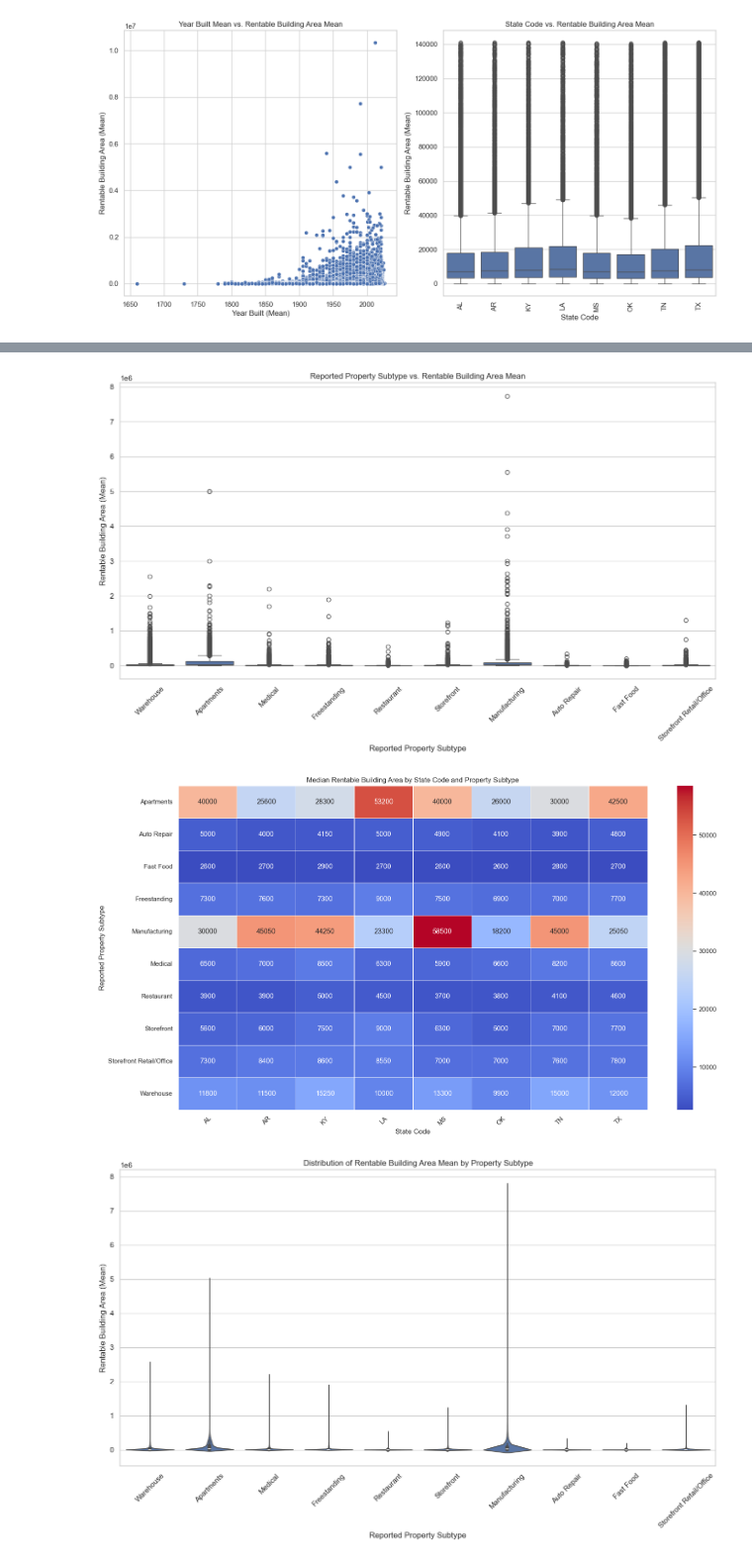
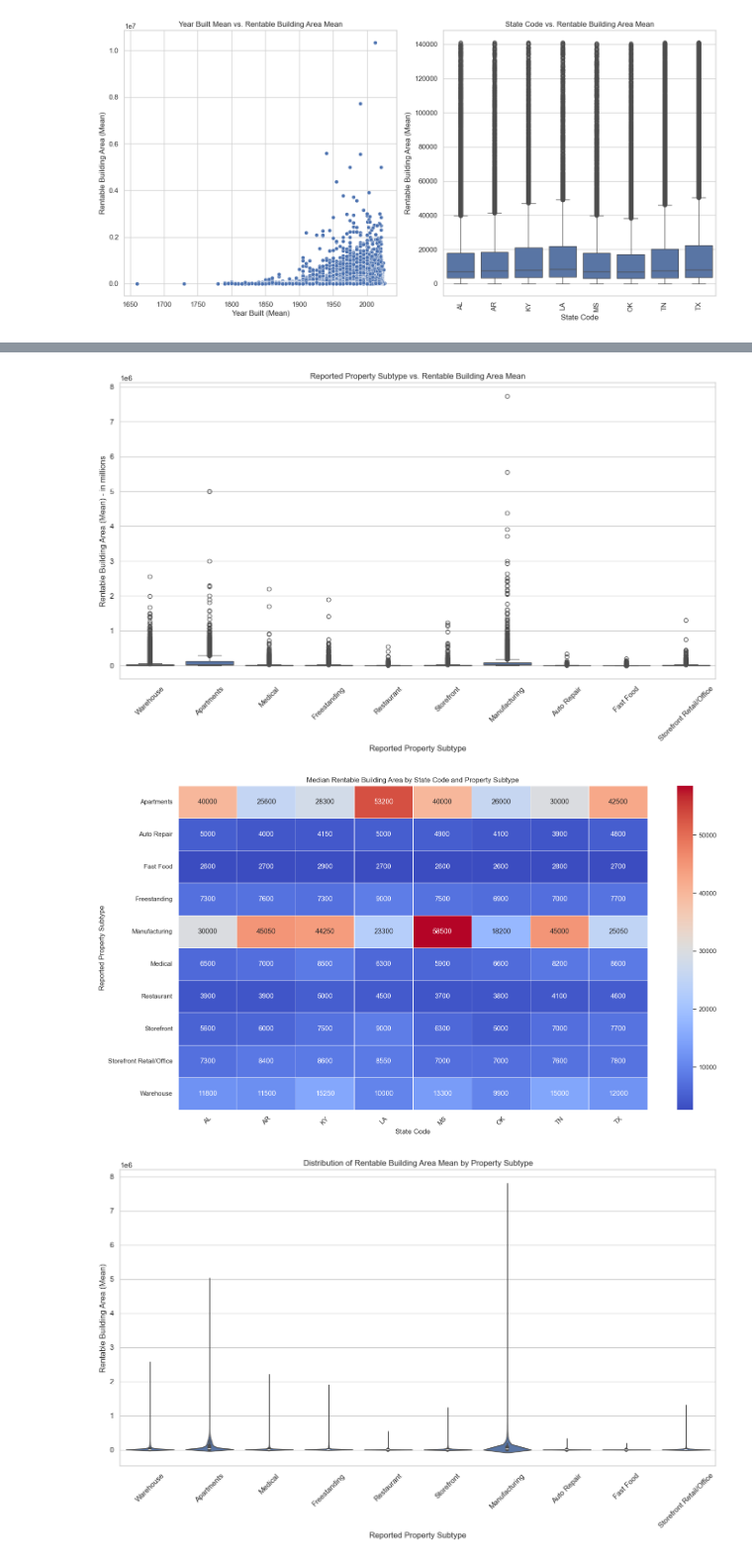
Before and after one commit to Aryan04r/ConstructionEDA, a Jupyter notebook: Analysis-SC.ipynb, the cells around one changed output, grey strips where cells are left out. Shown at 99% size. Cells and saved outputs as stored; diff of their text form; code cells hidden in the pictures.

```diff
--- a/Analysis-SC.ipynb
+++ b/Analysis-SC.ipynb
@@ -265,32 +283,32 @@ plt.show()
 # %%
 # Bivariate Analysis: 'reported_propertysubtype' vs 'rentablebuildingarea_mean'
 
 # Filtering data to manage the size and make visualization clearer by focusing on the most common subtypes
 common_subtypes = df['reported_propertysubtype'].value_counts().head(10).index
 filtered_data_subtype = df[df['reported_propertysubtype'].isin(common_subtypes)]
 
 plt.figure(figsize=(16, 8))
 
 # Boxplot for 'reported_propertysubtype' vs 'rentablebuildingarea_mean'
 sns.boxplot(x='reported_propertysubtype', y='rentablebuildingarea_mean', data=filtered_data_subtype)
 plt.title('Reported Property Subtype vs. Rentable Building Area Mean')
 plt.xlabel('Reported Property Subtype')
-plt.ylabel('Rentable Building Area (Mean)')
+plt.ylabel('Rentable Building Area (Mean) - in millions')
 plt.xticks(rotation=45)
 plt.show()
 
 # Interaction between 'statecode', 'reported_propertysubtype', and 'rentablebuildingarea_mean'
 # Creating a pivot table for visualization
 pivot_data = filtered_data_subtype.pivot_table(values='rentablebuildingarea_mean', index='reported_propertysubtype', columns='statecode', aggfunc='median')
 plt.figure(figsize=(18, 10))
 sns.heatmap(pivot_data, annot=True, fmt=".0f", linewidths=.5, cmap='coolwarm')
 plt.title('Median Rentable Building Area by State Code and Property Subtype')
 plt.xlabel('State Code')
 plt.ylabel('Reported Property Subtype')
 plt.xticks(rotation=45)
 plt.show()
 # %% [output]
-[figure, old version]
+[figure, new version]
 [figure]
 # %%
 # Let's use a violin plot to better visualize the distribution of 'rentablebuildingarea_mean' across different 'reported_propertysubtype'
```
Also changed, not shown: parts of 11 cells of this notebook, 2 other files.
